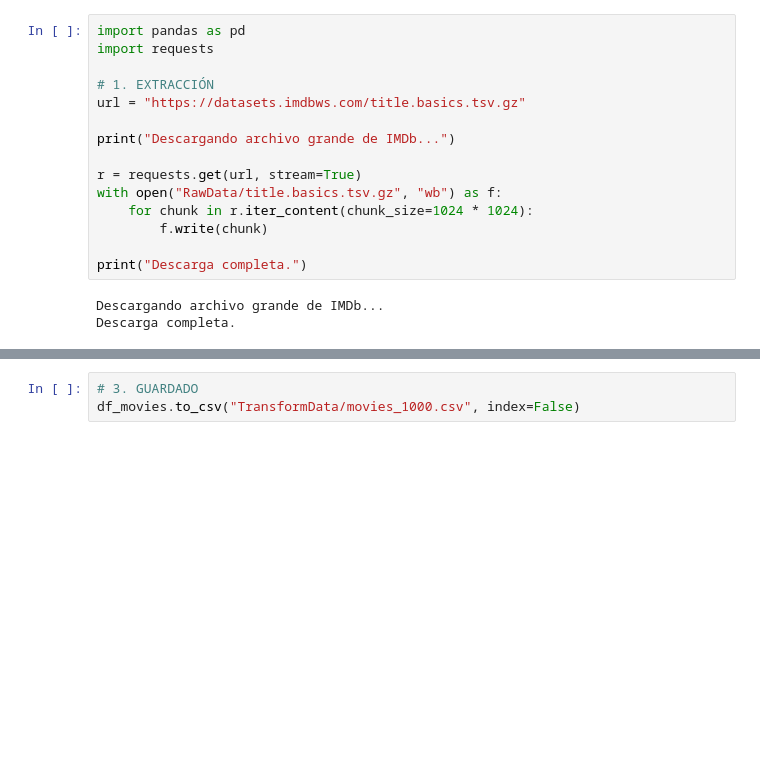
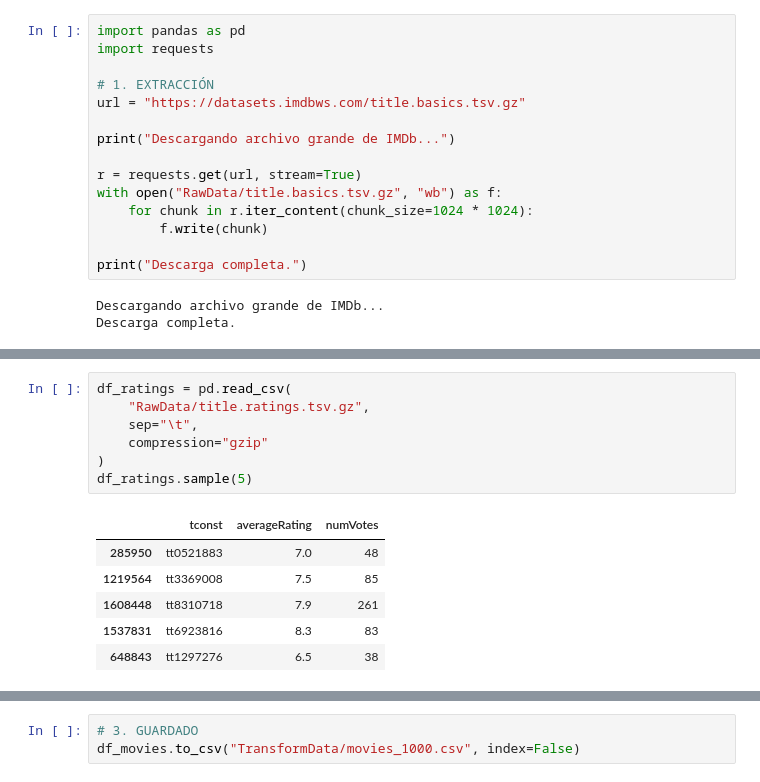
Before and after one commit to jorgeav527/py-fundamentals-ds, a Jupyter notebook: lab09.ipynb, the cells around one changed output, grey strips where cells are left out. Drawn from its saved outputs; the diff is of its cells as text; blank space fills up the shorter version.

```diff
--- a/lab09.ipynb
+++ b/lab09.ipynb
@@ -179,0 +199,14 @@ df_movies.sample(5)
+# %%
+df_ratings = pd.read_csv(
+    "RawData/title.ratings.tsv.gz",
+    sep="\t",
+    compression="gzip"
+)
+df_ratings.sample(5)
+# %% [output]
+|  | tconst | averageRating | numVotes |
+| 285950 | tt0521883 | 7.0 | 48 |
+| 1219564 | tt3369008 | 7.5 | 85 |
+| 1608448 | tt8310718 | 7.9 | 261 |
+| 1537831 | tt6923816 | 8.3 | 83 |
+| 648843 | tt1297276 | 6.5 | 38 |
```
Also changed, not shown: parts of 19 cells of this notebook, 21 other files.
